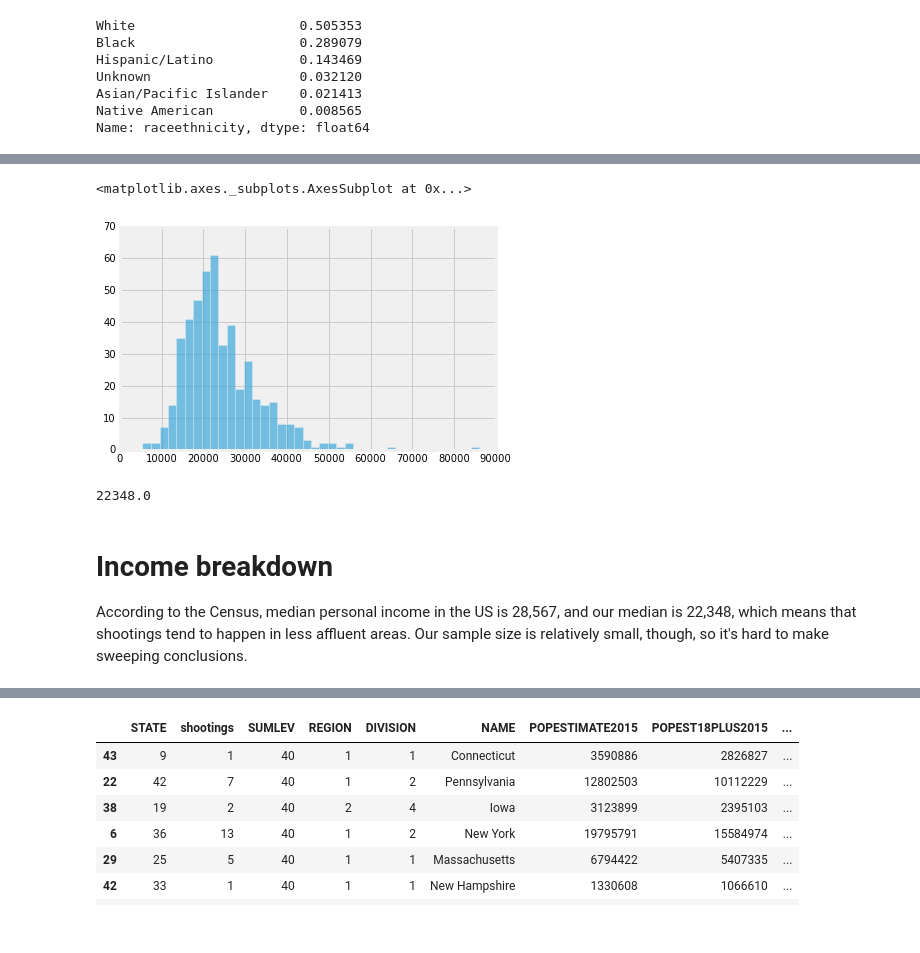
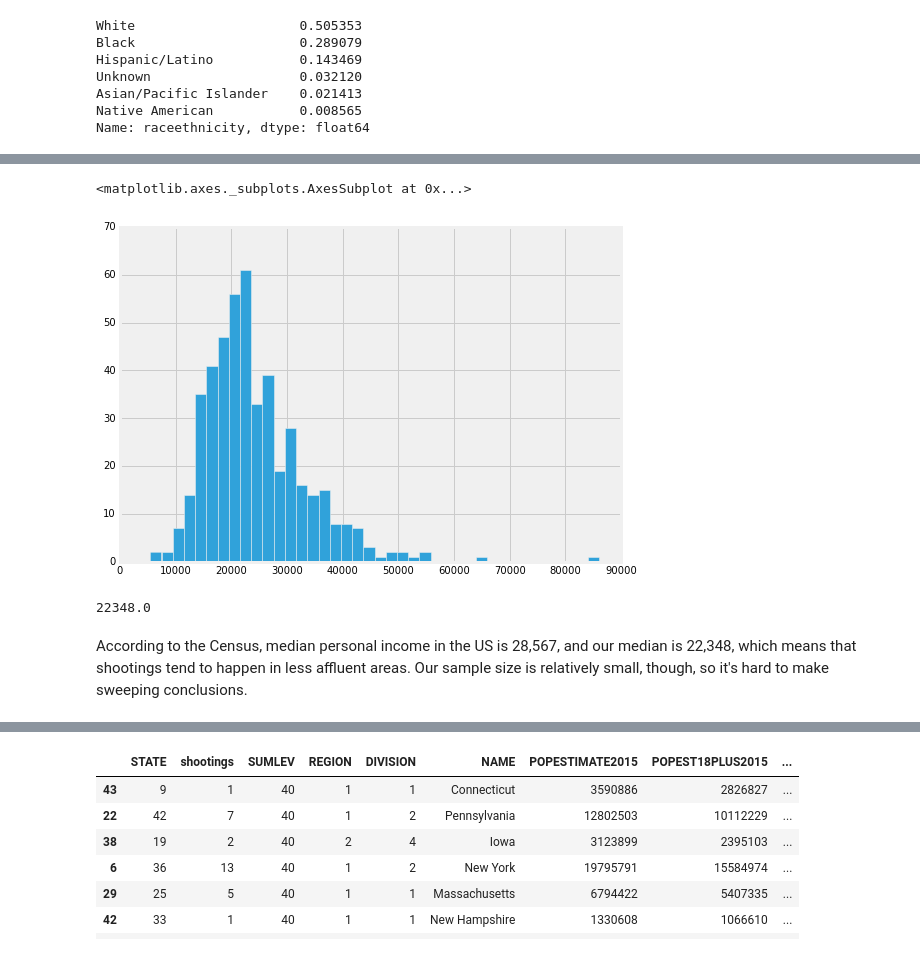
Before and after one commit to lemoinef/police-killings, a Jupyter notebook: police_killings_exploration.ipynb, the cells around one changed output, grey strips where cells are left out. Drawn from its saved outputs; the diff is of its cells as text; code cells hidden in the pictures.

```diff
--- a/police_killings_exploration.ipynb
+++ b/police_killings_exploration.ipynb
@@ -80,12 +104,11 @@ Let us look at the personal income of the victims.
 # %%
-police_killings["p_income"][police_killings["p_income"] != '-'].astype(float).hist(bins =40, alpha = 0.65)
+police_killings["p_income"][police_killings["p_income"] != '-'].astype(float).hist(bins =40, figsize=(8,6))
 # %% [output]
 <matplotlib.axes._subplots.AxesSubplot at 0x...>
-[figure, old version]
+[figure, new version]
 # %%
 police_killings["p_income"][police_killings["p_income"] != '-'].astype(float).median()
 # %% [output]
 22348.0
 # %% [markdown]
-# Income breakdown
 According to the Census, median personal income in the US is 28,567, and our median is 22,348, which means that shootings tend to happen in less affluent areas. Our sample size is relatively small, though, so it's hard to make sweeping conclusions.
```
Also changed, not shown: parts of 17 cells of this notebook.
